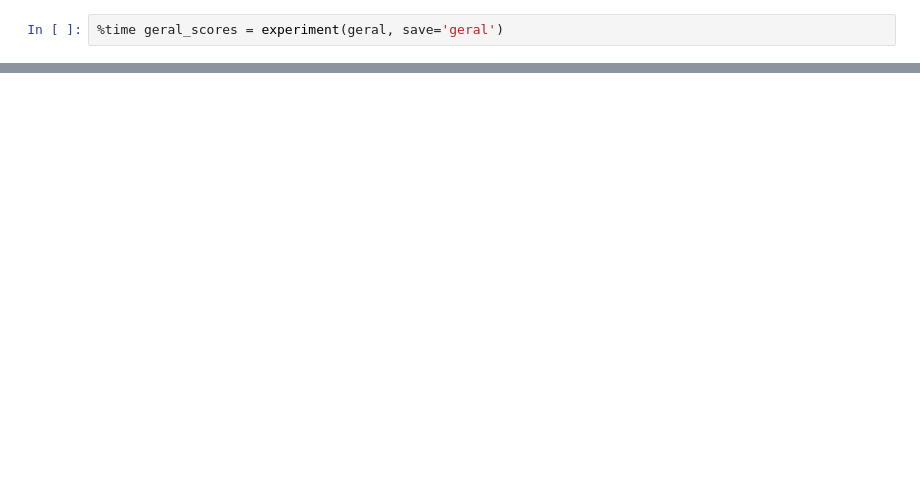
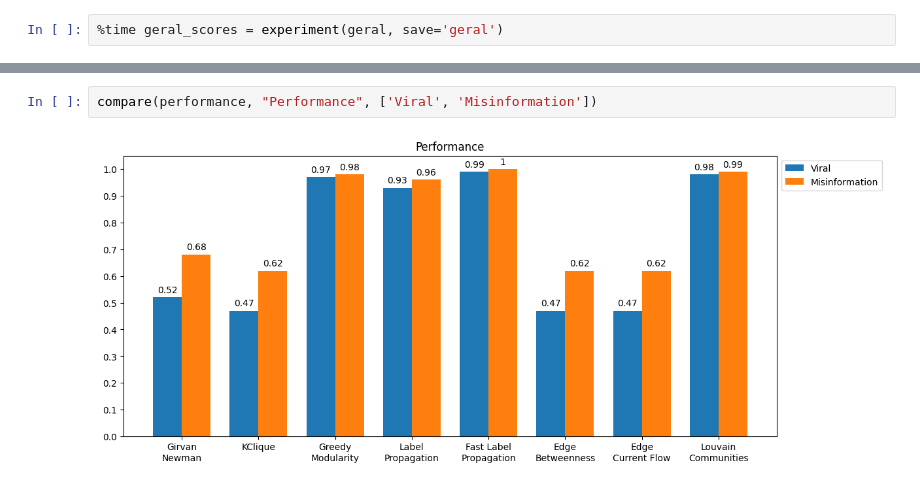
Before and after one commit to vauxgomes/ufc-ckp7477, a Jupyter notebook: lista-4/ckp8087-lista-4.ipynb, the cells around one changed output, grey strips where cells are left out. Cells and saved outputs as stored; diff of their text form; blank space fills up the shorter version.

```diff
--- a/lista-4/ckp8087-lista-4.ipynb
+++ b/lista-4/ckp8087-lista-4.ipynb
@@ -279,0 +377,4 @@ Wall time: 1min 57s
+# %%
+compare(performance, "Performance", ['Viral', 'Misinformation'])
+# %% [output]
+[figure, added]
```
Also changed, not shown: parts of 15 cells of this notebook, 10 other files.
